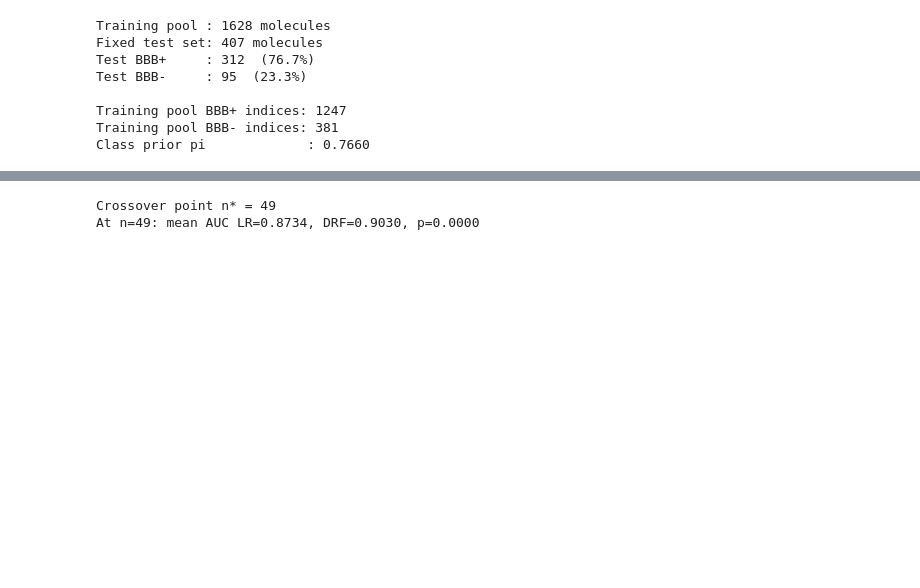
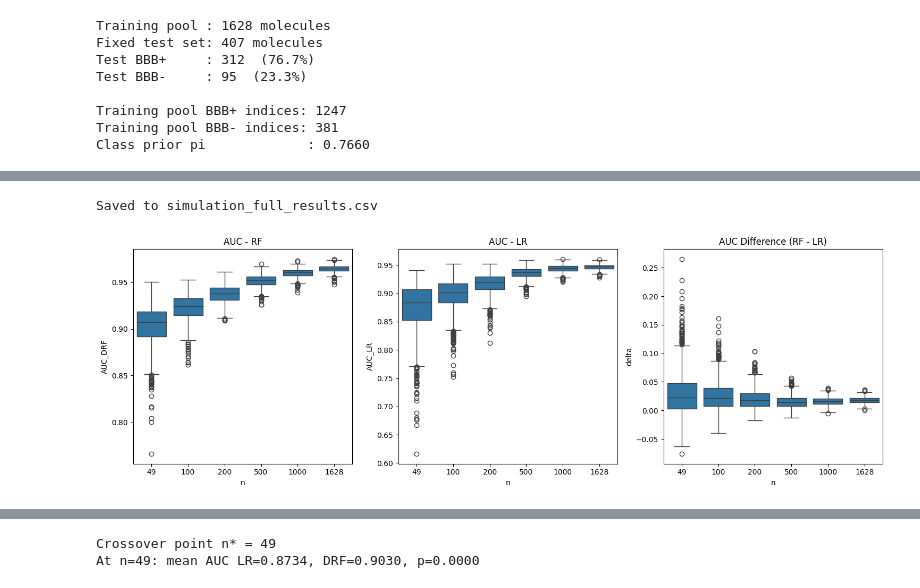
Before and after one commit to flash3105/Deep-learning, a Jupyter notebook: simulation.ipynb, the cells around one changed output, grey strips where cells are left out. Saved outputs shown, nothing was run; the diff lists cells and outputs as text; code cells hidden in the pictures; blank space fills up the shorter version.

Commit message:
simulation study

```diff
--- a/simulation.ipynb
+++ b/simulation.ipynb
@@ -163,0 +201,49 @@ Simulation complete.
+# %%
+import pandas as pd
+
+rows = []
+
+for n in SAMPLE_SIZES:
+    for i in range(len(results[n]['LR'])):
+        rows.append({
+            'n': n,
+            'rep': i + 1,
+            'AUC_LR': results[n]['LR'][i],
+            'AUC_DRF': results[n]['DRF'][i],
+            'delta': results[n]['delta'][i],
+            'ACC_LR': results[n]['acc_lr'][i],
+            'ACC_DRF': results[n]['acc_drf'][i],
+            'F1_LR': results[n]['f1_lr'][i],
+            'F1_DRF': results[n]['f1_drf'][i]
+        })
+
+df_all = pd.DataFrame(rows)
+
+# Save to CSV
+df_all.to_csv("simulation_full_results.csv", index=False)
+
+print("Saved to simulation_full_results.csv")
+# %% [output]
+Saved to simulation_full_results.csv
+# %%
+import matplotlib.pyplot as plt
+import seaborn as sns
+
+fig, axes = plt.subplots(1, 3, figsize=(15, 5))
+
+# AUC DRF
+sns.boxplot(data=df_all, x='n', y='AUC_DRF', ax=axes[0])
+axes[0].set_title("AUC - RF")
+
+# AUC LR
+sns.boxplot(data=df_all, x='n', y='AUC_LR', ax=axes[1])
+axes[1].set_title("AUC - LR")
+
+# Delta
+sns.boxplot(data=df_all, x='n', y='delta', ax=axes[2])
+axes[2].set_title("AUC Difference (RF - LR)")
+
+plt.tight_layout()
+plt.show()
+# %% [output]
+[figure, added]
```
Also changed, not shown: parts of 8 cells of this notebook.
